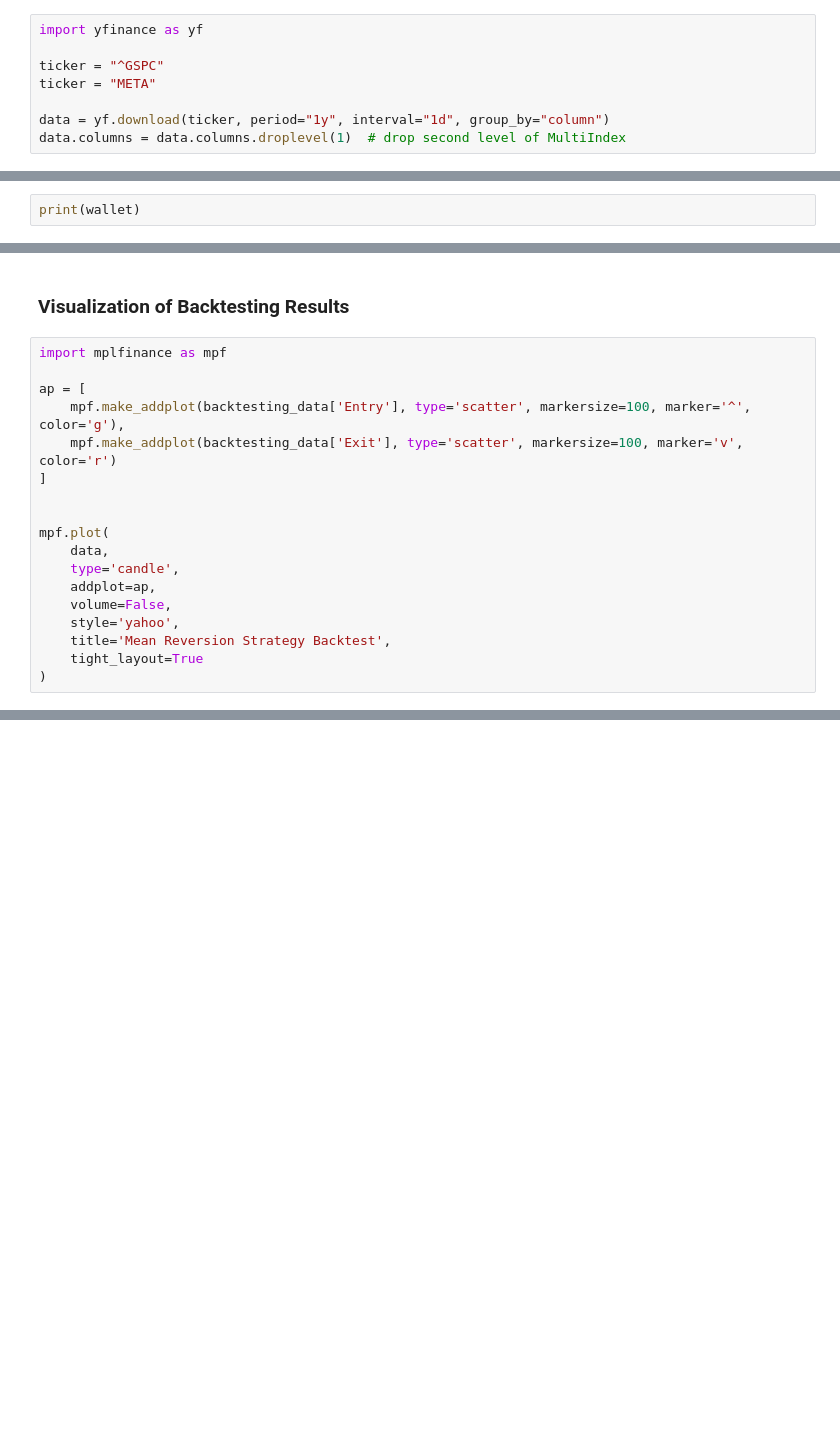
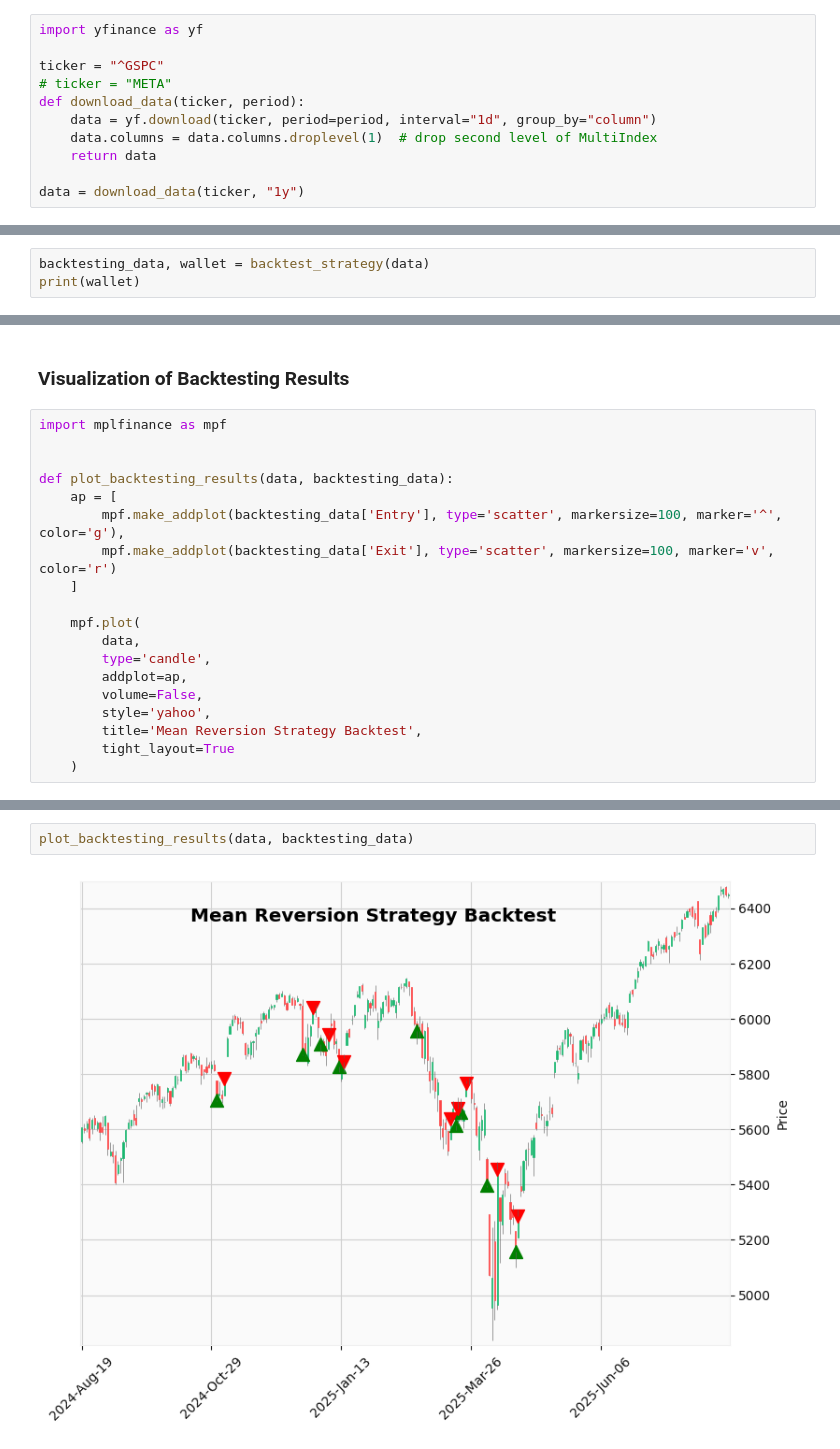
Before and after one commit to mikosovsky/StockStrategiesAnalysis, a Jupyter notebook: analysis.ipynb, the cells around one changed output, grey strips where cells are left out. Drawn from its saved outputs; the diff is of its cells as text; blank space fills up the shorter version.

```diff
--- a/analysis.ipynb
+++ b/analysis.ipynb
@@ -32,10 +32,13 @@ $$
 import yfinance as yf
 
 ticker = "^GSPC"
-ticker = "META"
+# ticker = "META"
+def download_data(ticker, period):
+    data = yf.download(ticker, period=period, interval="1d", group_by="column")
+    data.columns = data.columns.droplevel(1)  # drop second level of MultiIndex
+    return data
 
-data = yf.download(ticker, period="1y", interval="1d", group_by="column")
-data.columns = data.columns.droplevel(1)  # drop second level of MultiIndex
+data = download_data(ticker, "1y")
 # %% [output]
 [*********************100%***********************]  1 of 1 completed
 # %%
@@ -116,3 +125,4 @@ for i in range(25, len(data)):
 # %%
+backtesting_data, wallet = backtest_strategy(data)
 print(wallet)
 # %% [output]
@@ -130,18 +140,19 @@ print(len(data), "days")
 # %%
 import mplfinance as mpf
 
-ap = [
-    mpf.make_addplot(backtesting_data['Entry'], type='scatter', markersize=100, marker='^', color='g'),
-    mpf.make_addplot(backtesting_data['Exit'], type='scatter', markersize=100, marker='v', color='r')
-]
 
+def plot_backtesting_results(data, backtesting_data):
+    ap = [
+        mpf.make_addplot(backtesting_data['Entry'], type='scatter', markersize=100, marker='^', color='g'),
+        mpf.make_addplot(backtesting_data['Exit'], type='scatter', markersize=100, marker='v', color='r')
+    ]
 
-mpf.plot(
-    data,
-    type='candle',
-    addplot=ap,
-    volume=False,
-    style='yahoo',
-    title='Mean Reversion Strategy Backtest',
-    tight_layout=True
-)
+    mpf.plot(
+        data,
+        type='candle',
+        addplot=ap,
+        volume=False,
+        style='yahoo',
+        title='Mean Reversion Strategy Backtest',
+        tight_layout=True
+    )
@@ -149,0 +159,4 @@ mpf.plot(
+# %%
+plot_backtesting_results(data, backtesting_data)
+# %% [output]
+[figure, added]
```
Also changed, not shown: parts of 6 cells of this notebook.
